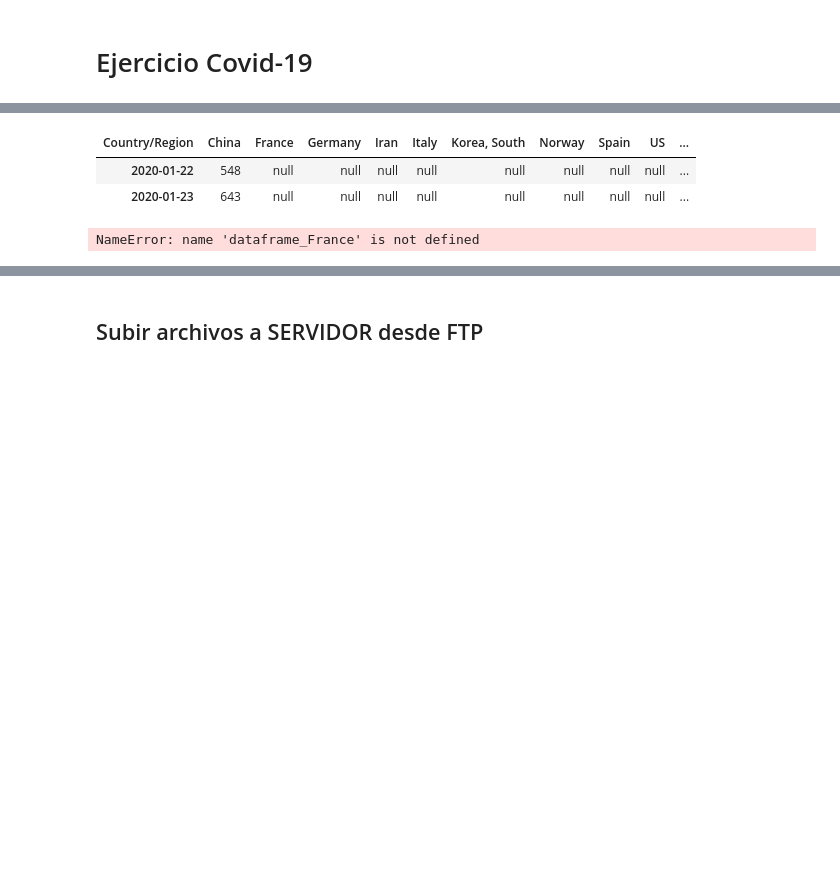
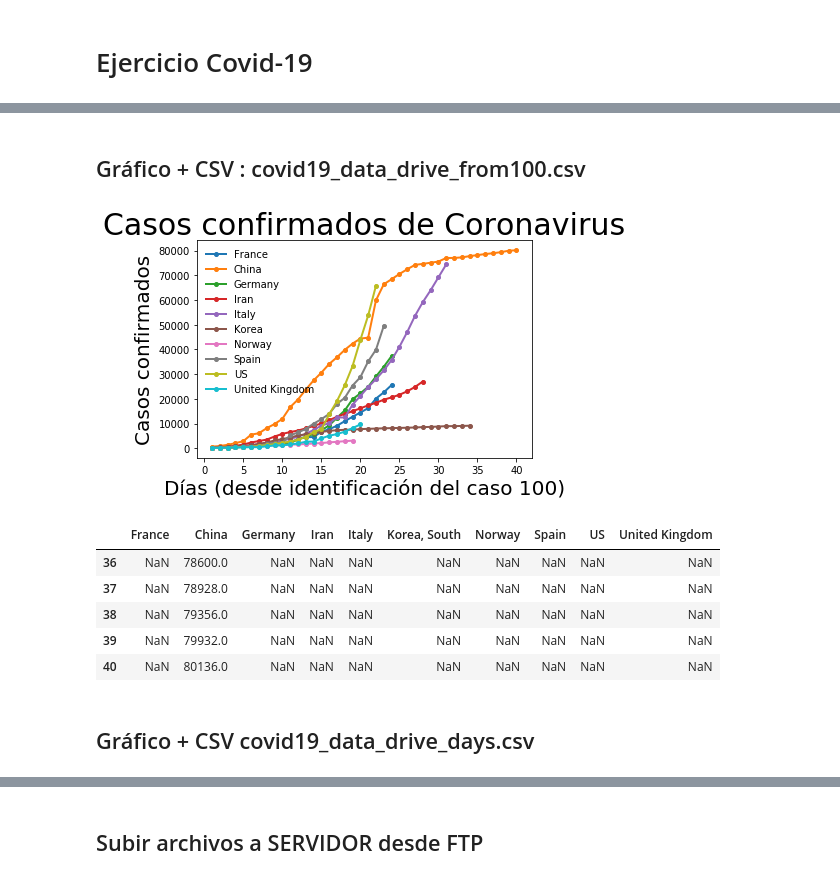
Before and after one commit to akakicreations/ejercicios-casuales-github, a Jupyter notebook: covid19-exercise/covid19_notebook_WEB.ipynb, the cells around one changed output, grey strips where cells are left out. Cells and saved outputs as stored; diff of their text form; code cells hidden in the pictures; blank space fills up the shorter version.

```diff
--- a/covid19-exercise/covid19_notebook_WEB.ipynb
+++ b/covid19-exercise/covid19_notebook_WEB.ipynb
@@ -45,14 +47,12 @@ data_time.tail()
-# %%
-# Rellenar los valores menores de 100 por null
-# PROBAR: https://stackoverflow.com/questions/46168450/replace-a-specific-range-of-values-in-a-pandas-dataframe
-data_drive_from100cases = data_time.mask(data_time < 100, 'null')
-data_drive_from100cases.head(2)
-# %% [output]
-| Country/Region | China | France | Germany | Iran | Italy | Korea, South | Norway | Spain | US | ... |
-| 2020-01-22 | 548 | null | null | null | null | null | null | null | null | ... |
-| 2020-01-23 | 643 | null | null | null | null | null | null | null | null | ... |
+# %% [markdown]
+## Gráfico + CSV : covid19_data_drive_from100.csv
 # %%
 '''Vamos a hacer un gráfico para ver los casos confirmados (desde caso 100)'''
+
+# Rellenar los valores menores de 100 por null
+# PROBAR: https://stackoverflow.com/questions/46168450/replace-a-specific-range-of-values-in-a-pandas-dataframe
+# data_drive_from100cases = data_time.mask(data_time < 100, 'null')
+# data_drive_from100cases.head(2)
 
 # Rellenar los valores menores de 100 por null
 # PROBAR: https://stackoverflow.com/questions/46168450/replace-a-specific-range-of-values-in-a-pandas-dataframe
@@ -75,7 +75,7 @@ dataframes_list = ['dataframe_France', 'dataframe_China', 'dataframe_Germany', '
 dataframes_list[1]
 
 # Creamos los CSV
-dataframes_list[0] = pd.read_csv('data_France.csv')
+dataframe_France = pd.read_csv('data_France.csv')
 dataframe_China = pd.read_csv('data_China.csv')
 dataframe_Germany = pd.read_csv('data_Germany.csv')
 dataframe_Iran = pd.read_csv('data_Iran.csv')
@@ -96,34 +96,42 @@ dataframe_Italy = dataframe_Italy.reindex(new_index)
 dataframe_Korea = dataframe_Korea.reindex(new_index)
 dataframe_Norway = dataframe_Norway.reindex(new_index)
 dataframe_Spain = dataframe_Spain.reindex(new_index)
 dataframe_US = dataframe_US.reindex(new_index)
 dataframe_UnitedKingdom = dataframe_UnitedKingdom.reindex(new_index)
 
 # Lo ploteo
 plt.plot(dataframe_France, label='France', marker='o', markersize=4, linewidth=2)
 plt.plot(dataframe_China, label='China',marker='o', markersize=4, linewidth=2)
 plt.plot(dataframe_Germany, label='Germany' ,marker='o', markersize=4, linewidth=2)
 plt.plot(dataframe_Iran, label='Iran',marker='o', markersize=4, linewidth=2)
 plt.plot(dataframe_Italy, label='Italy',marker='o', markersize=4, linewidth=2)
 plt.plot(dataframe_Korea, label='Korea' ,marker='o', markersize=4, linewidth=2)
 plt.plot(dataframe_Norway, label='Norway' ,marker='o', markersize=4, linewidth=2)
 plt.plot(dataframe_Spain, label='Spain' ,marker='o', markersize=4, linewidth=2)
 plt.plot(dataframe_US, label='US' ,marker='o', markersize=4, linewidth=2)
 plt.plot(dataframe_UnitedKingdom, label='United Kingdom',marker='o', markersize=4, linewidth=2)
 
 plt.legend(loc='upper left', frameon=False, fancybox=True)
 plt.title('Casos confirmados de Coronavirus', {'fontsize': 30})
 
 plt.xlabel("Días (desde identificación del caso 100)", {'fontsize': 20})
 plt.ylabel("Casos confirmados", {'fontsize': 20})
 plt.show()
 
 #Juntar dataframes y Exportar CSV completo
 data_drive_from100cases = dataframe_France.join([dataframe_China, dataframe_Germany, dataframe_Iran, dataframe_Italy, dataframe_Korea, dataframe_Norway, dataframe_Spain, dataframe_US,dataframe_UnitedKingdom])
 data_drive_from100cases.to_csv('covid19_data_drive_from100.csv', sep = ';')
 data_drive_from100cases.tail()
 # %% [output]
-NameError: name 'dataframe_France' is not defined
+[figure, added]
+|  | France | China | Germany | Iran | Italy | Korea, South | Norway | Spain | US | United Kingdom |
+| 36 | NaN | 78600.0 | NaN | NaN | NaN | NaN | NaN | NaN | NaN | NaN |
+| 37 | NaN | 78928.0 | NaN | NaN | NaN | NaN | NaN | NaN | NaN | NaN |
+| 38 | NaN | 79356.0 | NaN | NaN | NaN | NaN | NaN | NaN | NaN | NaN |
+| 39 | NaN | 79932.0 | NaN | NaN | NaN | NaN | NaN | NaN | NaN | NaN |
+| 40 | NaN | 80136.0 | NaN | NaN | NaN | NaN | NaN | NaN | NaN | NaN |
+# %% [markdown]
+## Gráfico + CSV covid19_data_drive_days.csv
 # %%
 # Coger solo datos de últimos 60 días
 data_time_Xdays = data_time[-60:]
```
Also changed, not shown: parts of 24 cells of this notebook.
